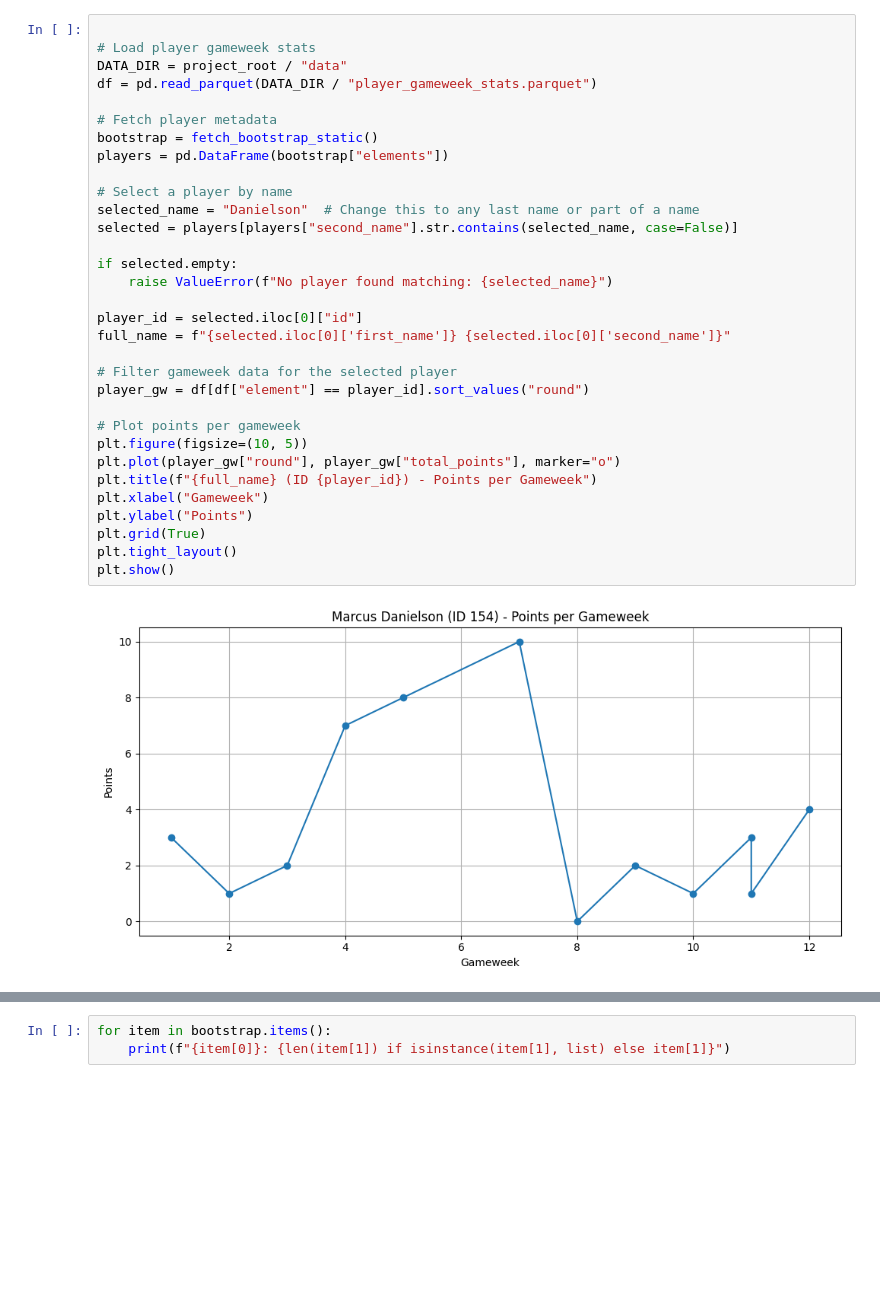
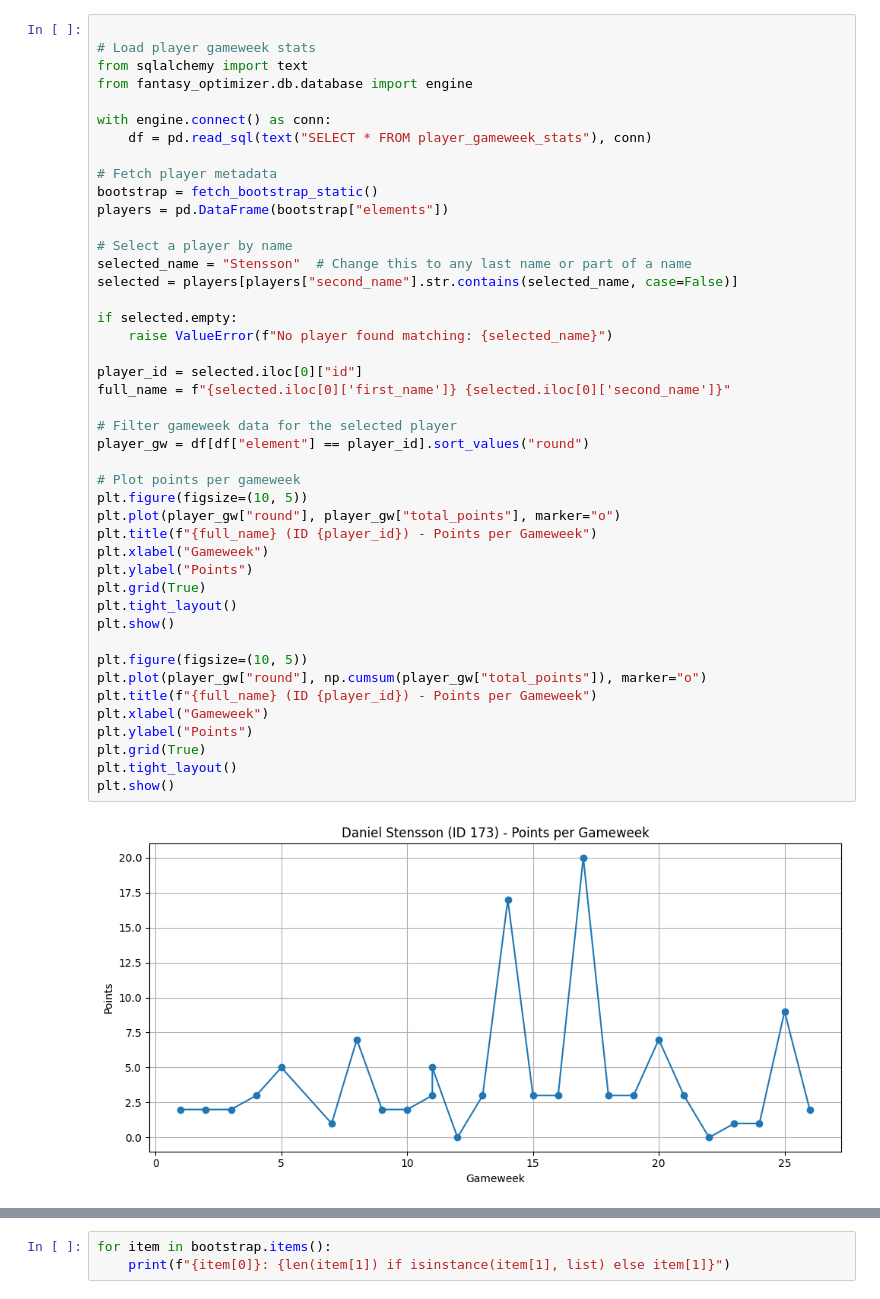
Before and after one commit to axeUUeng/fantasy-allsvenskan-optimiser, a Jupyter notebook: notebooks/player_xP.ipynb, the cells around one changed output, grey strips where cells are left out. Drawn from its saved outputs; the diff is of its cells as text; blank space fills up the shorter version.

```diff
--- a/notebooks/player_xP.ipynb
+++ b/notebooks/player_xP.ipynb
@@ -21,34 +25,46 @@ WARNING (pytensor.configdefaults): g++ not detected!  PyTensor will be unable to
 # %%
 
 # Load player gameweek stats
-DATA_DIR = project_root / "data"
-df = pd.read_parquet(DATA_DIR / "player_gameweek_stats.parquet")
+from sqlalchemy import text
+from fantasy_optimizer.db.database import engine
+
+with engine.connect() as conn:
+    df = pd.read_sql(text("SELECT * FROM player_gameweek_stats"), conn)
 
 # Fetch player metadata
 bootstrap = fetch_bootstrap_static()
 players = pd.DataFrame(bootstrap["elements"])
 
 # Select a player by name
-selected_name = "Danielson"  # Change this to any last name or part of a name
+selected_name = "Stensson"  # Change this to any last name or part of a name
 selected = players[players["second_name"].str.contains(selected_name, case=False)]
 
 if selected.empty:
     raise ValueError(f"No player found matching: {selected_name}")
 
 player_id = selected.iloc[0]["id"]
 full_name = f"{selected.iloc[0]['first_name']} {selected.iloc[0]['second_name']}"
 
 # Filter gameweek data for the selected player
 player_gw = df[df["element"] == player_id].sort_values("round")
 
 # Plot points per gameweek
 plt.figure(figsize=(10, 5))
 plt.plot(player_gw["round"], player_gw["total_points"], marker="o")
 plt.title(f"{full_name} (ID {player_id}) - Points per Gameweek")
 plt.xlabel("Gameweek")
 plt.ylabel("Points")
 plt.grid(True)
 plt.tight_layout()
 plt.show()
+
+plt.figure(figsize=(10, 5))
+plt.plot(player_gw["round"], np.cumsum(player_gw["total_points"]), marker="o")
+plt.title(f"{full_name} (ID {player_id}) - Points per Gameweek")
+plt.xlabel("Gameweek")
+plt.ylabel("Points")
+plt.grid(True)
+plt.tight_layout()
+plt.show()
 # %% [output]
-[figure, old version]
+[figure, new version]
```
Also changed, not shown: parts of 11 cells of this notebook, 3 other files.
